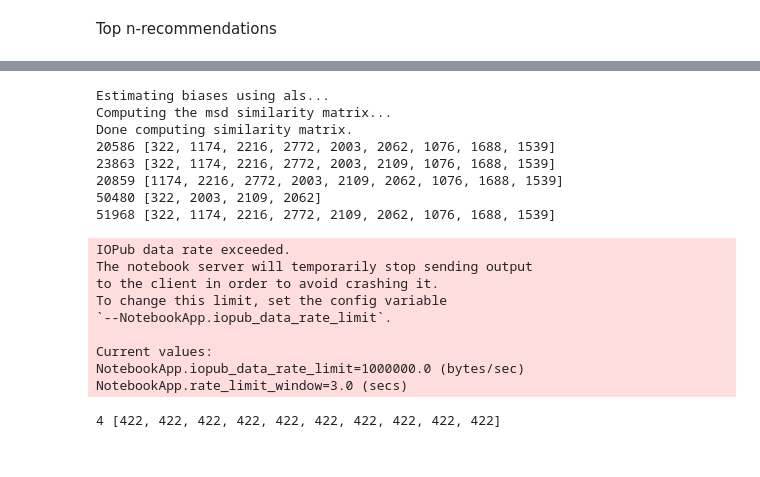
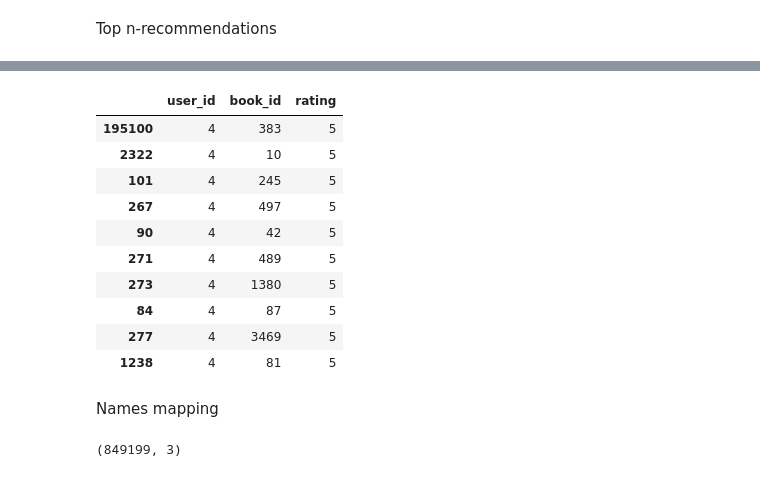
Before and after one commit to zuba0/Book-recommendation-system, a Jupyter notebook: Collaborative filtering.ipynb, the cells around one changed output, grey strips where cells are left out. Cells and saved outputs as stored; diff of their text form; code cells hidden in the pictures.

```diff
--- a/Collaborative filtering.ipynb
+++ b/Collaborative filtering.ipynb
@@ -340,59 +278,0 @@ predictions = results[1][1].test(testset)
-# %%
-# First train an SVD algorithm on the movielens dataset.
-data = Dataset.load_from_df(ratings[849189:849199], reader)
-trainset = data.build_full_trainset()
-algo = KNNBaseline()
-algo.fit(trainset)
-
-# Than predict ratings for all pairs (u, i) that are NOT in the training set.
-testset = trainset.build_anti_testset()
-predictions = algo.test(testset)
-
-top_n = get_top_n(predictions, n=10)
-
-# Print the recommended items for each user
-for uid, user_ratings in top_n.items():
-    print(uid, [iid for (iid, _) in user_ratings])
-# %% [output]
-Estimating biases using als...
-Computing the msd similarity matrix...
-Done computing similarity matrix.
-20586 [322, 1174, 2216, 2772, 2003, 2062, 1076, 1688, 1539]
-23863 [322, 1174, 2216, 2772, 2003, 2109, 1076, 1688, 1539]
-20859 [1174, 2216, 2772, 2003, 2109, 2062, 1076, 1688, 1539]
-50480 [322, 2003, 2109, 2062]
-51968 [322, 1174, 2216, 2772, 2109, 2062, 1076, 1688, 1539]
-# %%
-def get_top_n(user_id, model,n=10):
-    rated_books = list(ratings[ratings.user_id  ==user_id].book_id)
-    ratings_set = [(user_id,book_id,0) for book_id in ratings[~ratings.book_id.isin(rated_books)].book_id]
-    predictions = model.test(ratings_set)
-    print(ratings_set)
-    # First map the predictions to each user.
-    top_n = defaultdict(list)
-    for uid, iid, true_r, est, _ in predictions:
-        top_n[uid].append((iid, est))
-
-    # Then sort the predictions for each user and retrieve the k highest ones.
-    for uid, user_ratings in top_n.items():
-        user_ratings.sort(key=lambda x: x[1], reverse=True)
-        top_n[uid] = user_ratings[:n]
-
-    return top_n
-
-top_n = get_top_n(4, results[1][1],n=10)
-
-# Print the recommended items for each user
-for uid, user_ratings in top_n.items():
-    print(uid, [iid for (iid, _) in user_ratings])
-# %% [output]
-IOPub data rate exceeded.
-The notebook server will temporarily stop sending output
-to the client in order to avoid crashing it.
-To change this limit, set the config variable
-`--NotebookApp.iopub_data_rate_limit`.
-
-Current values:
-NotebookApp.iopub_data_rate_limit=1000000.0 (bytes/sec)
-NotebookApp.rate_limit_window=3.0 (secs)
-4 [422, 422, 422, 422, 422, 422, 422, 422, 422, 422]
@@ -398,0 +281,14 @@ NotebookApp.rate_limit_window=3.0 (secs)
+# %%
+ratings[ratings.user_id ==4].sort_values(by='rating',ascending=False)[:10]
+# %% [output]
+|  | user_id | book_id | rating |
+| 195100 | 4 | 383 | 5 |
+| 2322 | 4 | 10 | 5 |
+| 101 | 4 | 245 | 5 |
+| 267 | 4 | 497 | 5 |
+| 90 | 4 | 42 | 5 |
+| 271 | 4 | 489 | 5 |
+| 273 | 4 | 1380 | 5 |
+| 84 | 4 | 87 | 5 |
+| 277 | 4 | 3469 | 5 |
+| 1238 | 4 | 81 | 5 |
@@ -398,0 +297,6 @@ NotebookApp.rate_limit_window=3.0 (secs)
+# %% [markdown]
+Names mapping
+# %%
+ratings.shape
+# %% [output]
+(849199, 3)
```
Also changed, not shown: parts of 15 cells of this notebook.
